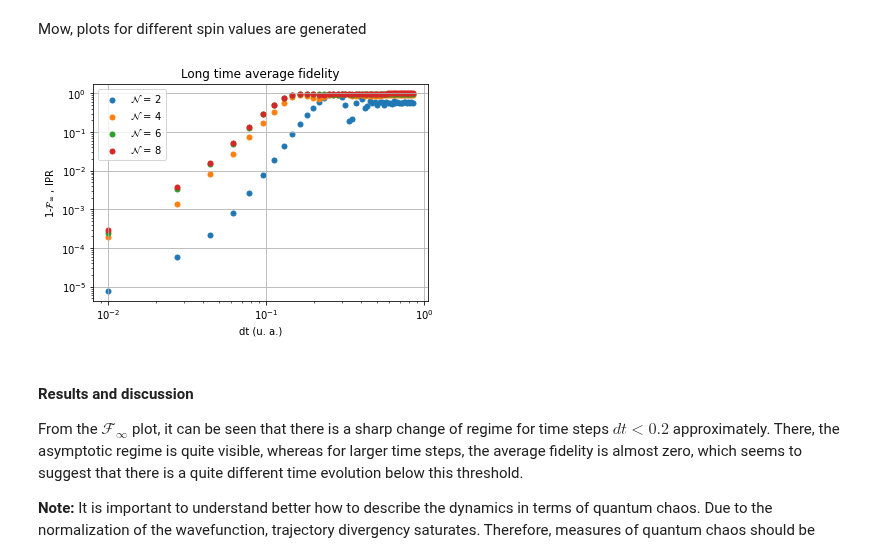
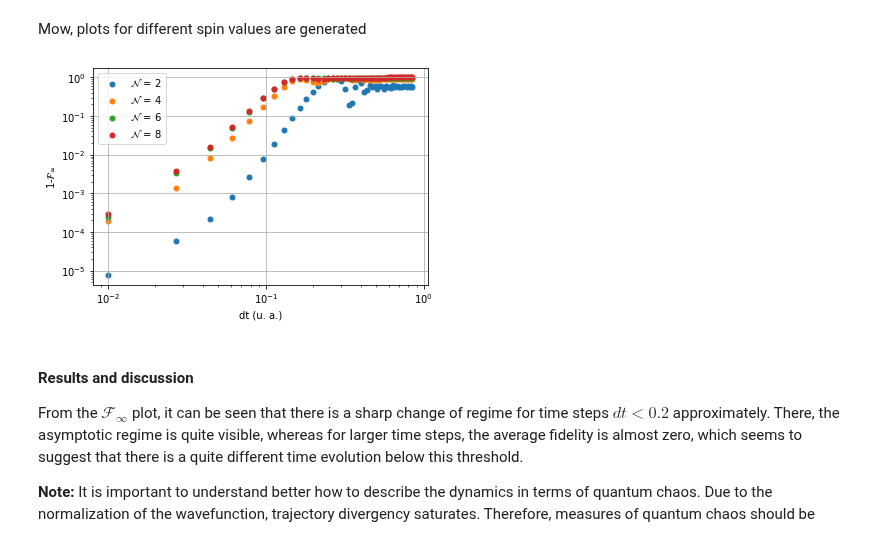
Before and after one commit to DiegoHerrera262/Thesis2020, a Jupyter notebook: PyHeisenberg/Benchmarking.ipynb, the cells around one changed output. Saved outputs shown, nothing was run; the diff lists cells and outputs as text; code cells hidden in the pictures.

```diff
--- a/PyHeisenberg/Benchmarking.ipynb
+++ b/PyHeisenberg/Benchmarking.ipynb
@@ -588,33 +583,33 @@ Mow, plots for different spin values are generated
 # %%
 figFloq, axFid = plt.subplots(1,1)
 axFid.set_xlabel("dt (u. a.)")
 axFid.set_xscale("log")
 axFid.set_yscale("log")
-axFid.set_title("Long time average fidelity")
-axFid.set_ylabel(r"1-$\mathcal{F}_{\infty}$ , IPR")
+# axFid.set_title("Long time average fidelity")
+axFid.set_ylabel(r"1-$\mathcal{F}_{\infty}$")
 # axIPR.set_xlabel("$dt$ (u. a.)")
 # axIPR.set_xscale("log")
 # axIPR.set_yscale("log")
 # axIPR.set_title("IPR")
 for idx, spin in enumerate(spinVals):
     axFid.scatter(
         datasets[idx][0:50, 0],
         1-datasets[idx][0:50, 1],
         label=r"$\mathcal{N}$" + f" = {spin}"
     )
 #     axIPR.scatter(
 #         datasets[idx][:, 0],
 #         datasets[idx][:, 2],
 #         label=r"$\mathcal{N}$" + f" = {spin}"
 #     )
 # axIPR.legend()
 axFid.legend()
 figFloq.savefig(
     "../images/Benchmark/_others/longTimeFloquetFidelity.pdf"
 )
 plt.show()
 # %% [output]
-[figure, old version]
+[figure, new version]
 # %% [markdown]
 #### Results and discussion
 
```
Also changed, not shown: parts of 4 cells of this notebook, 4 other files.
